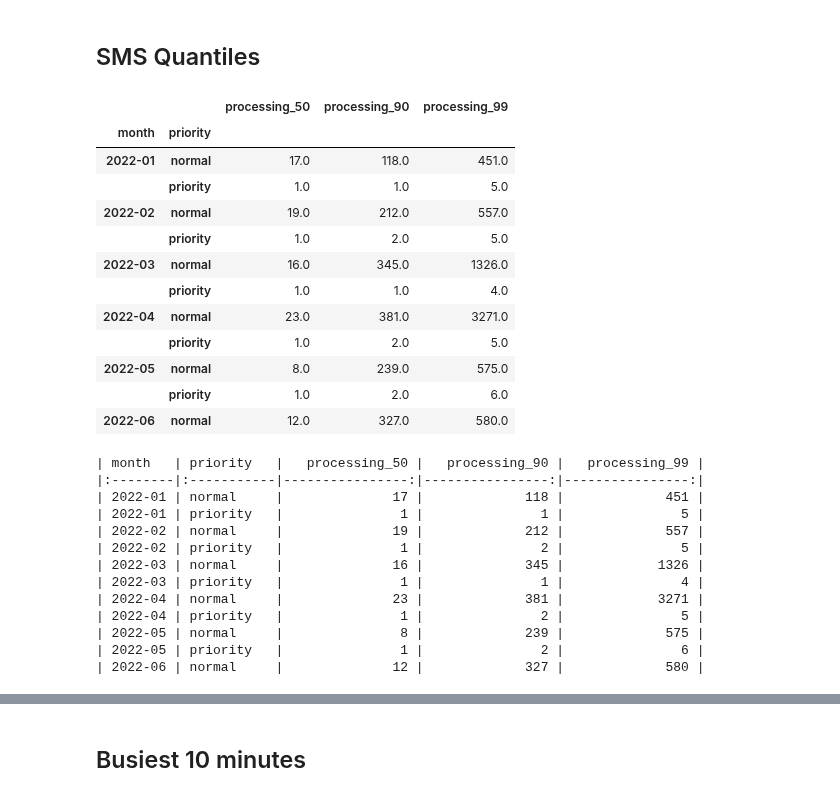
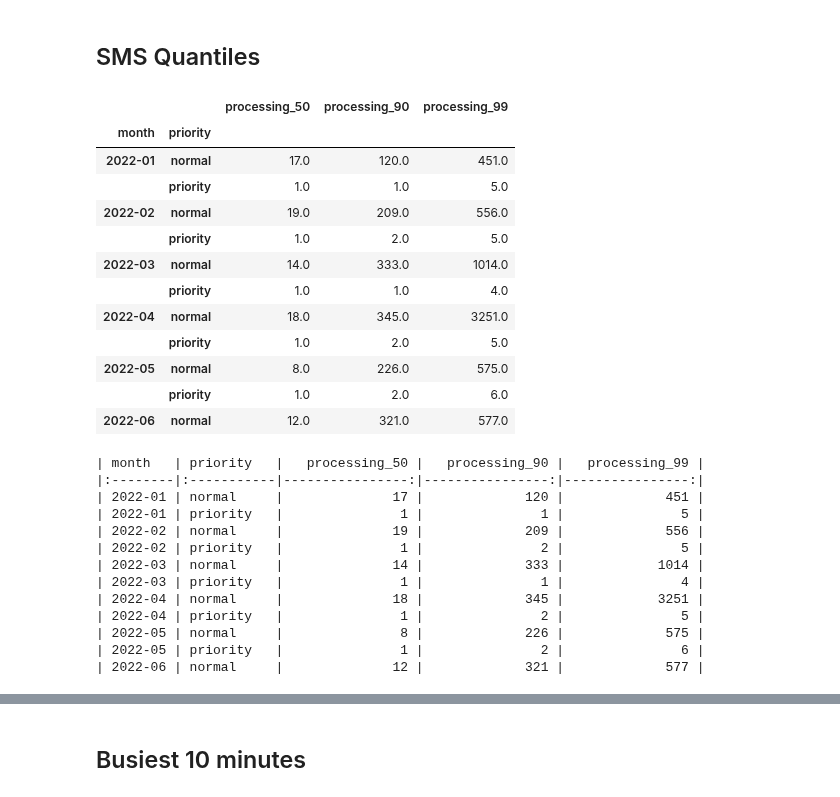
Before and after one commit to cds-snc/notification-adr, a Jupyter notebook: python/baseline_stats.ipynb, the cells around one changed output, grey strips where cells are left out. Cells and saved outputs as stored; diff of their text form; code cells hidden in the pictures.

```diff
--- a/python/baseline_stats.ipynb
+++ b/python/baseline_stats.ipynb
@@ -308,42 +391,42 @@ print(processing_df.to_markdown(index=False))
 # %% [markdown]
 ## SMS Quantiles
 # %%
-df_p = df.query("type=='sms'")[['month', 'priority', 'processing_seconds']]
+df_p = df.query("type=='sms' and status == 'delivered'")[['month', 'priority', 'processing_seconds']]
 df_50 = df_p.groupby(['month', 'priority']).quantile(q=0.5).apply(np.ceil)
 df_50.columns = ['processing_50']
 df_90 = df_p.groupby(['month', 'priority']).quantile(q=0.9).apply(np.ceil)
 df_90.columns = ['processing_90']
 df_99 = df_p.groupby(['month', 'priority']).quantile(q=0.99).apply(np.ceil)
 df_99.columns = ['processing_99']
 processing_df = pd.concat([df_50, df_90, df_99], axis=1).reset_index()
 processing_df.set_index(['month', 'priority'])
 # %% [output]
 |  |  | processing_50 | processing_90 | processing_99 |
 | month | priority |  |  |  |
-| 2022-01 | normal | 17.0 | 118.0 | 451.0 |
+| 2022-01 | normal | 17.0 | 120.0 | 451.0 |
 |  | priority | 1.0 | 1.0 | 5.0 |
-| 2022-02 | normal | 19.0 | 212.0 | 557.0 |
+| 2022-02 | normal | 19.0 | 209.0 | 556.0 |
 |  | priority | 1.0 | 2.0 | 5.0 |
-| 2022-03 | normal | 16.0 | 345.0 | 1326.0 |
+| 2022-03 | normal | 14.0 | 333.0 | 1014.0 |
 |  | priority | 1.0 | 1.0 | 4.0 |
-| 2022-04 | normal | 23.0 | 381.0 | 3271.0 |
+| 2022-04 | normal | 18.0 | 345.0 | 3251.0 |
 |  | priority | 1.0 | 2.0 | 5.0 |
-| 2022-05 | normal | 8.0 | 239.0 | 575.0 |
+| 2022-05 | normal | 8.0 | 226.0 | 575.0 |
 |  | priority | 1.0 | 2.0 | 6.0 |
-| 2022-06 | normal | 12.0 | 327.0 | 580.0 |
+| 2022-06 | normal | 12.0 | 321.0 | 577.0 |
 # %%
 print(processing_df.to_markdown(index=False))
 # %% [output]
 | month   | priority   |   processing_50 |   processing_90 |   processing_99 |
 |:--------|:-----------|----------------:|----------------:|----------------:|
-| 2022-01 | normal     |              17 |             118 |             451 |
+| 2022-01 | normal     |              17 |             120 |             451 |
 | 2022-01 | priority   |               1 |               1 |               5 |
-| 2022-02 | normal     |              19 |             212 |             557 |
+| 2022-02 | normal     |              19 |             209 |             556 |
 | 2022-02 | priority   |               1 |               2 |               5 |
-| 2022-03 | normal     |              16 |             345 |            1326 |
+| 2022-03 | normal     |              14 |             333 |            1014 |
 | 2022-03 | priority   |               1 |               1 |               4 |
-| 2022-04 | normal     |              23 |             381 |            3271 |
+| 2022-04 | normal     |              18 |             345 |            3251 |
 | 2022-04 | priority   |               1 |               2 |               5 |
-| 2022-05 | normal     |               8 |             239 |             575 |
+| 2022-05 | normal     |               8 |             226 |             575 |
 | 2022-05 | priority   |               1 |               2 |               6 |
-| 2022-06 | normal     |              12 |             327 |             580 |
+| 2022-06 | normal     |              12 |             321 |             577 |
```
Also changed, not shown: parts of 11 cells of this notebook, 1 other file.
